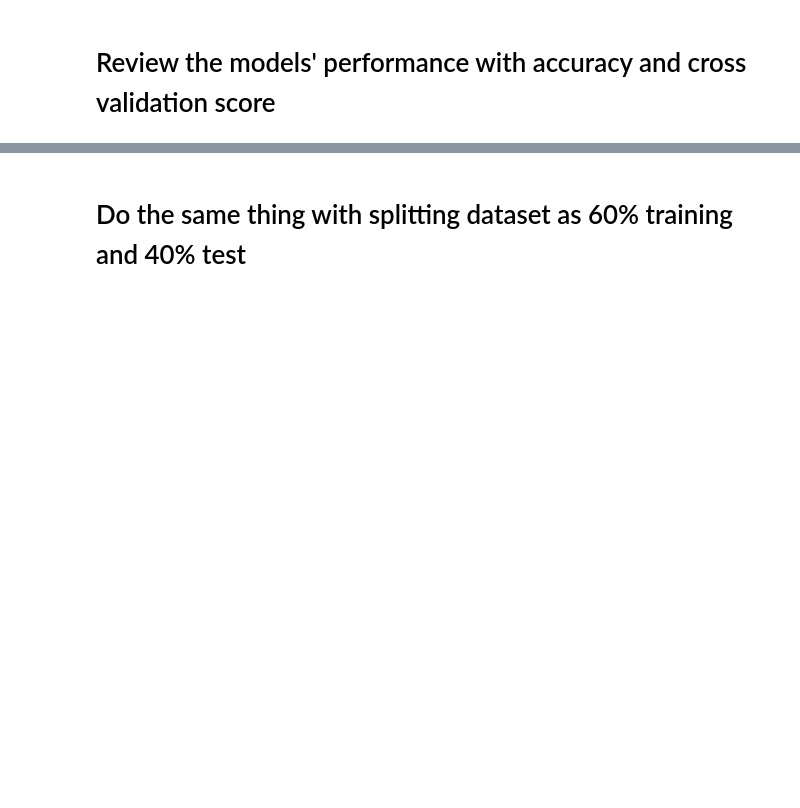
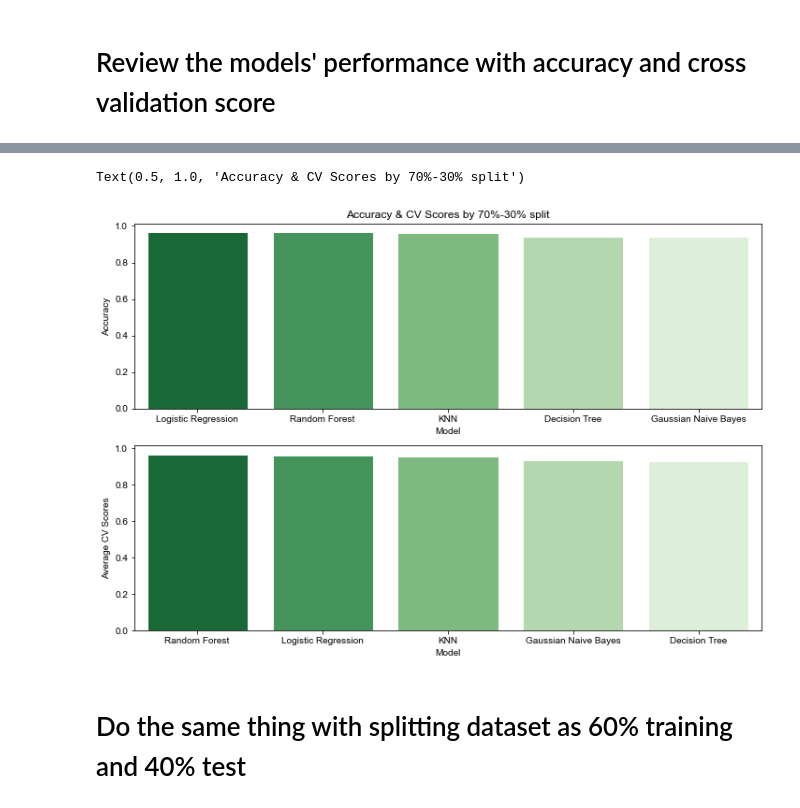
Before and after one commit to checkming00/Ryerson_Final_Project, a Jupyter notebook: code.ipynb, the cells around one changed output, grey strips where cells are left out. Drawn from its saved outputs; the diff is of its cells as text; code cells hidden in the pictures; blank space fills up the shorter version.

```diff
--- a/code.ipynb
+++ b/code.ipynb
@@ -210,5 +210,16 @@ performances_70_30
 | 3 | KNN | 0.959064 | 0.954324 |
 | 4 | Gaussian Naive Bayes | 0.941520 | 0.933225 |
+# %%
+fig, axes=plt.subplots(2, 1, figsize=(12, 8))
+sns.set(style="whitegrid", color_codes=True)
+
+pal = sns.color_palette("Greens", len(performances_70_30))
+sns.barplot(x='Model', y='Accuracy', data=performances_70_30.sort_values('Accuracy', ascending=False), ax=axes[0], palette=np.array(pal[::-1]))
+sns.barplot(x='Model', y='Average CV Scores', data=performances_70_30.sort_values('Average CV Scores', ascending=False), ax=axes[1], palette=np.array(pal[::-1]))
+axes[0].set_title(r'Accuracy & CV Scores by 70%-30% split')
+# %% [output]
+Text(0.5, 1.0, 'Accuracy & CV Scores by 70%-30% split')
+[figure, added]
 # %% [markdown]
 # Do the same thing with splitting dataset as 60% training and 40% test
 # %%
```
Also changed, not shown: parts of 15 cells of this notebook.
